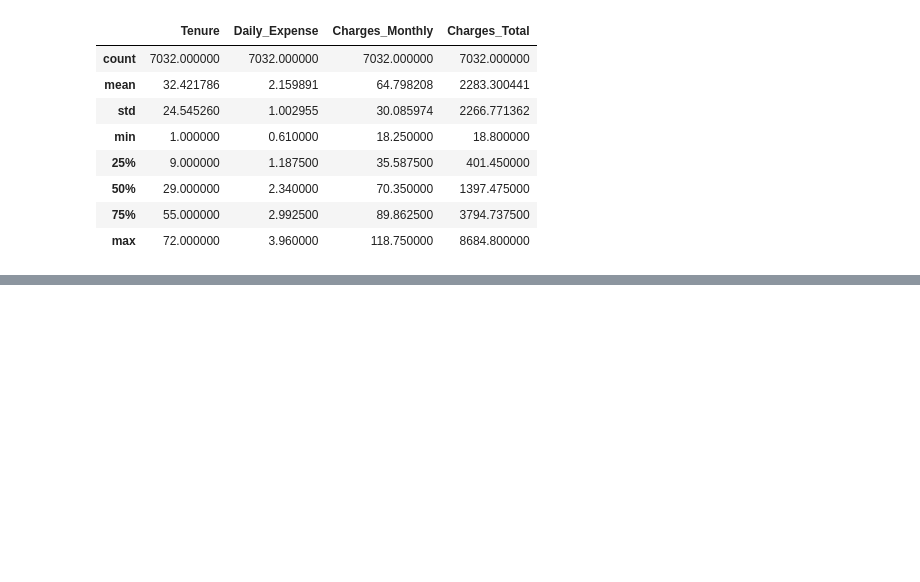
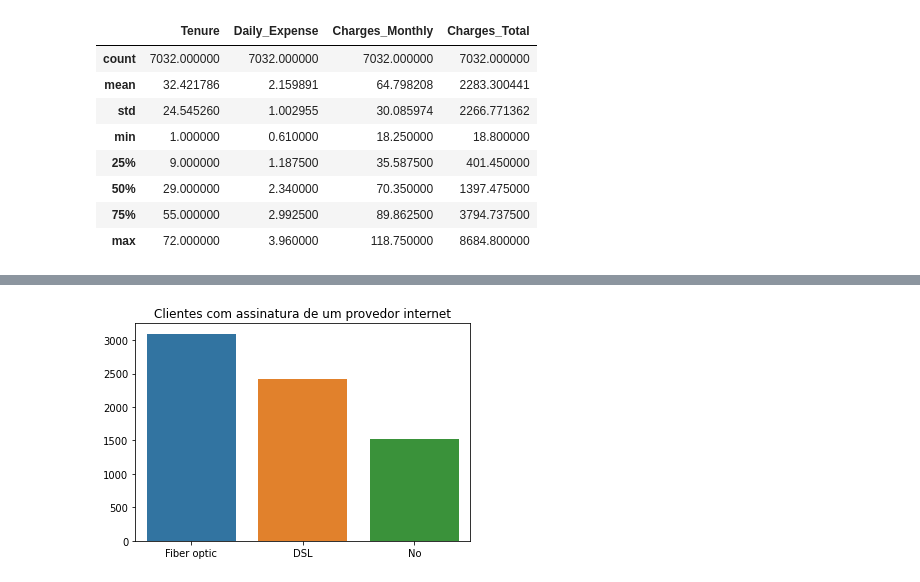
Before and after one commit to andre-almd/Alura_Challenge_Data_Science, a Jupyter notebook: Semana 01 - Entendimento dos Dados/Challenge_Alura_Voz_Semana_1.ipynb, the cells around one changed output, grey strips where cells are left out. Saved outputs shown, nothing was run; the diff lists cells and outputs as text; code cells hidden in the pictures; blank space fills up the shorter version.

```diff
--- a/Semana 01 - Entendimento dos Dados/Challenge_Alura_Voz_Semana_1.ipynb
+++ b/Semana 01 - Entendimento dos Dados/Challenge_Alura_Voz_Semana_1.ipynb
@@ -357,0 +368,5 @@ dados.describe()
+# %%
+sns.barplot(x=dados['InternetService'].value_counts().index, y=dados['InternetService'].value_counts().values, data=dados);
+plt.title('Clientes com assinatura de um provedor internet');
+# %% [output]
+[figure, added]
```
Also changed, not shown: parts of 12 cells of this notebook.
